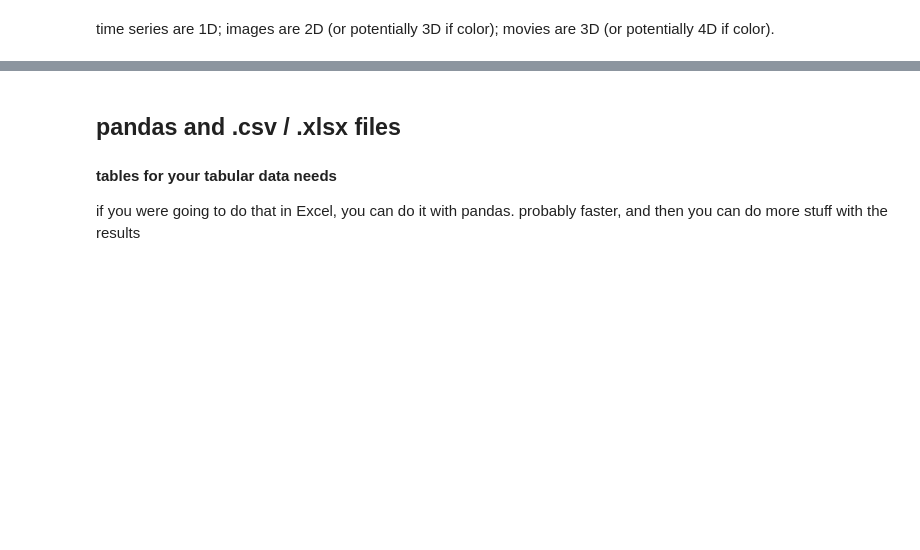
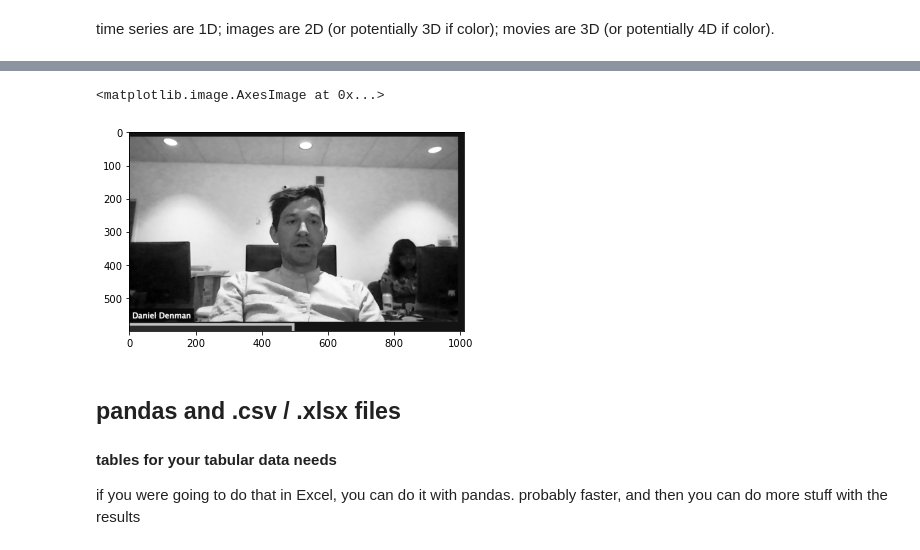
Before and after one commit to CU-NRSC-7657/NRSC7657, a Jupyter notebook: Week2/DataTypes_FlowControl.ipynb, the cells around one changed output, grey strips where cells are left out. Cells and saved outputs as stored; diff of their text form; code cells hidden in the pictures; blank space fills up the shorter version.

```diff
--- a/Week2/DataTypes_FlowControl.ipynb
+++ b/Week2/DataTypes_FlowControl.ipynb
@@ -151,3 +310,10 @@ plt.imshow(im[:100,:200])
+# %%
+dan = im[:600,1000:,2]
+# %%
+plt.imshow(dan,cmap=plt.cm.Greys_r)
+# %% [output]
+<matplotlib.image.AxesImage at 0x...>
+[figure, added]
 # %% [markdown]
 ## pandas and .csv / .xlsx files
 #### tables for your tabular data needs
```
Also changed, not shown: parts of 64 cells of this notebook, 6 other files.
